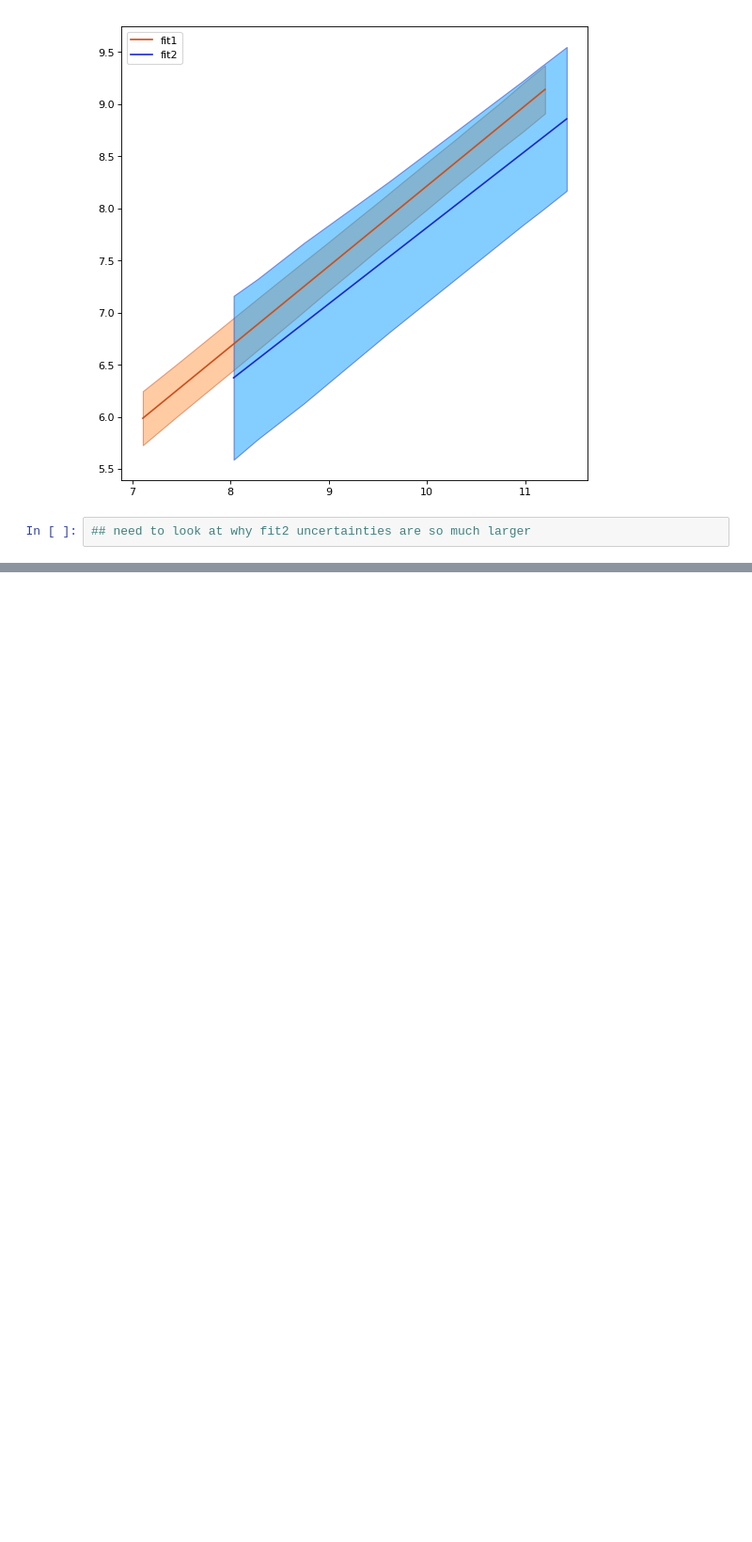
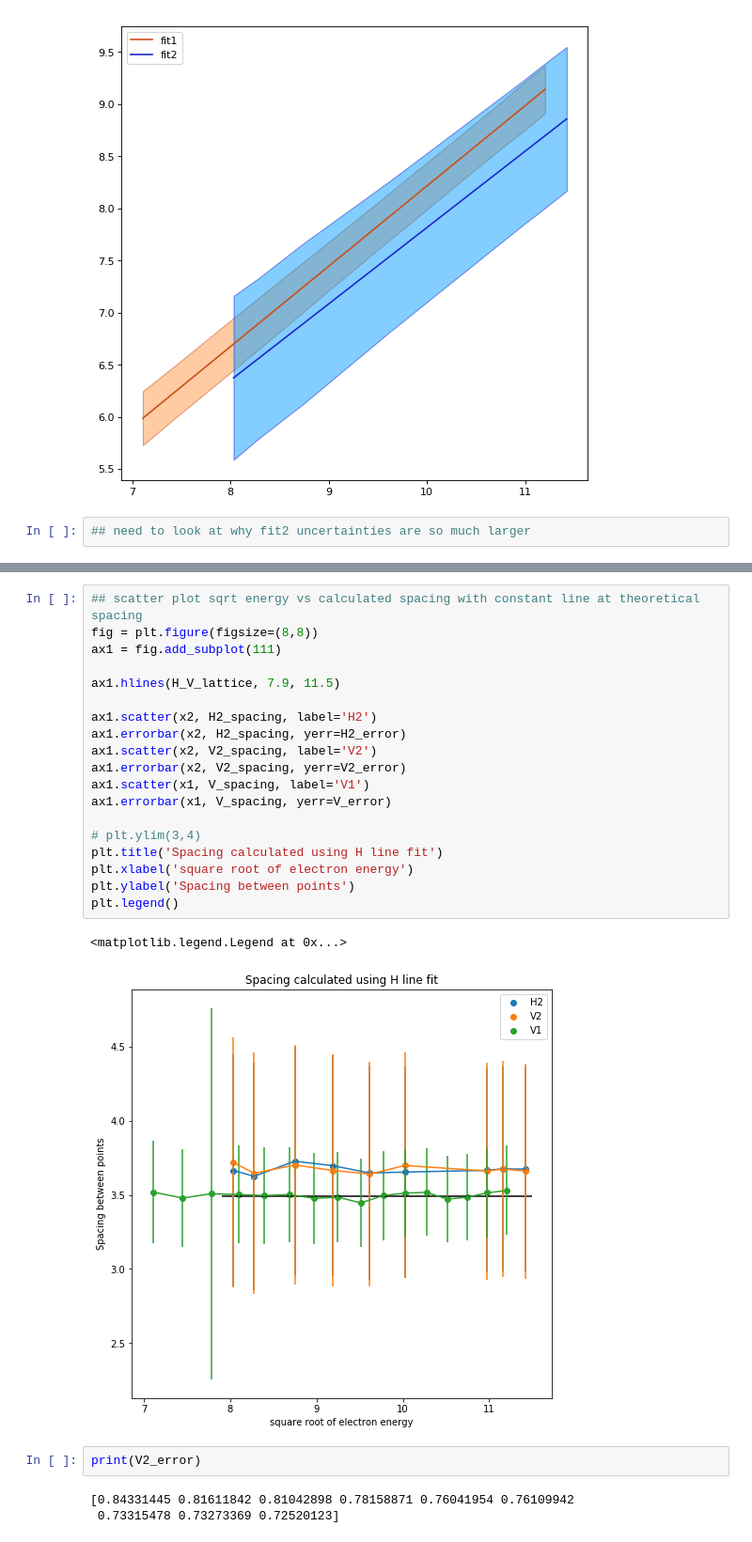
Before and after one commit to stalkingwolf04/LEED_research, a Jupyter notebook: Image analysis Local.ipynb, the cells around one changed output, grey strips where cells are left out. Shown: that part at 94% size. Drawn from its saved outputs; the diff is of its cells as text; blank space fills up the shorter version.

```diff
--- a/Image analysis Local.ipynb
+++ b/Image analysis Local.ipynb
@@ -227,0 +235,27 @@ plt.legend(loc = 2)
+# %%
+## scatter plot sqrt energy vs calculated spacing with constant line at theoretical spacing
+fig = plt.figure(figsize=(8,8))
+ax1 = fig.add_subplot(111)
+
+ax1.hlines(H_V_lattice, 7.9, 11.5)
+
+ax1.scatter(x2, H2_spacing, label='H2')
+ax1.errorbar(x2, H2_spacing, yerr=H2_error)
+ax1.scatter(x2, V2_spacing, label='V2')
+ax1.errorbar(x2, V2_spacing, yerr=V2_error)
+ax1.scatter(x1, V_spacing, label='V1')
+ax1.errorbar(x1, V_spacing, yerr=V_error)
+
+# plt.ylim(3,4)
+plt.title('Spacing calculated using H line fit')
+plt.xlabel('square root of electron energy')
+plt.ylabel('Spacing between points')
+plt.legend()
+# %% [output]
+<matplotlib.legend.Legend at 0x...>
+[figure, added]
+# %%
+print(V2_error)
+# %% [output]
+[0.84331445 0.81611842 0.81042898 0.78158871 0.76041954 0.76109942
+ 0.73315478 0.73273369 0.72520123]
```
Also changed, not shown: parts of 3 cells of this notebook, 1 other file.
